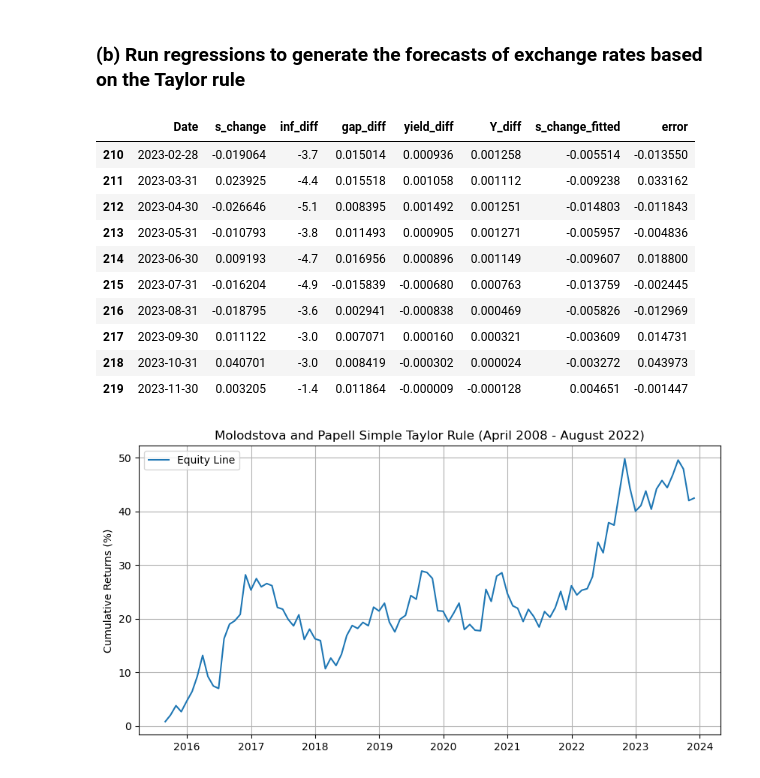
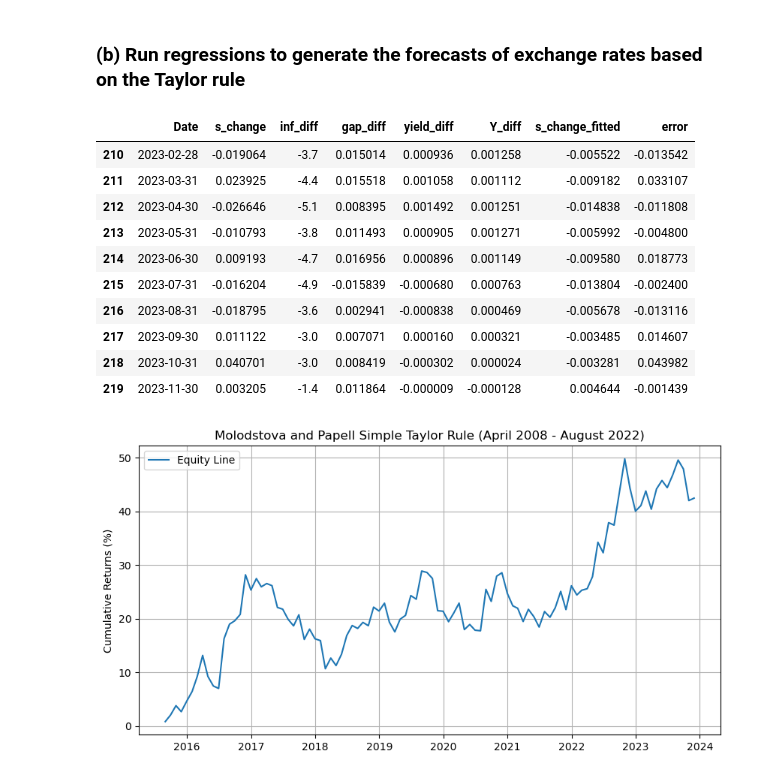
Before and after one commit to luisjo819UCLA/Portfolio-Finance-Project, a Jupyter notebook: GroupProject-1_applying .last function.ipynb, the cells around one changed output. Drawn from its saved outputs; the diff is of its cells as text; code cells hidden in the pictures.

```diff
--- a/GroupProject-1_applying .last function.ipynb
+++ b/GroupProject-1_applying .last function.ipynb
@@ -369,43 +377,43 @@ df2_const.head(10)
 # %%
 # Create empty columns for fitted values of changes i.e. changes of log exchange rates
 df2_const['s_change_fitted'] = np.nan
 
 # Out-of-sample Forecasts with rolling window : Here, we use the first 120 observations
 for i in range(120,len(df2_const)):
     #We nowcast inf_diff using yield_diff (interest rate differential) and Y_diff (moving average of yield differential)
-    tmp2 = smf.ols(formula = 'inf_diff ~ yield_diff + Y_diff', data=df2_const[i-120:i-1]).fit()
+    tmp2 = smf.ols(formula = 'inf_diff ~ yield_diff', data=df2_const[i-120:i-1]).fit()
     df4 = df2_const.copy()
-    df4.loc[i-1,'inf_diff'] = tmp2.predict(df2_const[['yield_diff', 'Y_diff']][i-1:i])[i-1]
-    tmp3 = smf.ols(formula = 'gap_diff ~ yield_diff + Y_diff', data=df2_const[i-120:i-1]).fit()
-    df4.loc[i-1,'gap_diff'] = tmp3.predict(df2_const[['yield_diff', 'Y_diff']][i-1:i])[i-1]
-
+    df4.loc[i-1,'inf_diff'] = tmp2.predict(df2_const[['yield_diff']][i-1:i])[i-1]
+    tmp3 = smf.ols(formula = 'gap_diff ~ yield_diff', data=df2_const[i-120:i-1]).fit()
+    df4.loc[i-1,'gap_diff'] = tmp3.predict(df2_const[['yield_diff']][i-1:i])[i-1]
+    #I will use MA model for forecasting inf_diff
 
     # we regress the change in teh exchange rate on the taylor rule fundamentals
     tmp = smf.ols(formula = 's_change ~ inf_diff + gap_diff', data=df4[i-120:i]).fit()
 
     # make a prediction for the next period
     df2_const.loc[i,'s_change_fitted'] = tmp.predict(df4[['inf_diff', 'gap_diff']][i:i+1])[i]
 
 # # Forecasts
 # df2_const['s_forecast'] = df2_const['s_change_fitted'] + df2_const['s_current']
 
 # Forecast Error
 df2_const['error'] = df2_const['s_change']-df2_const['s_change_fitted']
 
 
 df2_const.tail(10)
 # %% [output]
 |  | Date | s_change | inf_diff | gap_diff | yield_diff | Y_diff | s_change_fitted | error |
-| 210 | 2023-02-28 | -0.019064 | -3.7 | 0.015014 | 0.000936 | 0.001258 | -0.005514 | -0.013550 |
-| 211 | 2023-03-31 | 0.023925 | -4.4 | 0.015518 | 0.001058 | 0.001112 | -0.009238 | 0.033162 |
-| 212 | 2023-04-30 | -0.026646 | -5.1 | 0.008395 | 0.001492 | 0.001251 | -0.014803 | -0.011843 |
-| 213 | 2023-05-31 | -0.010793 | -3.8 | 0.011493 | 0.000905 | 0.001271 | -0.005957 | -0.004836 |
-| 214 | 2023-06-30 | 0.009193 | -4.7 | 0.016956 | 0.000896 | 0.001149 | -0.009607 | 0.018800 |
-| 215 | 2023-07-31 | -0.016204 | -4.9 | -0.015839 | -0.000680 | 0.000763 | -0.013759 | -0.002445 |
-| 216 | 2023-08-31 | -0.018795 | -3.6 | 0.002941 | -0.000838 | 0.000469 | -0.005826 | -0.012969 |
-| 217 | 2023-09-30 | 0.011122 | -3.0 | 0.007071 | 0.000160 | 0.000321 | -0.003609 | 0.014731 |
-| 218 | 2023-10-31 | 0.040701 | -3.0 | 0.008419 | -0.000302 | 0.000024 | -0.003272 | 0.043973 |
-| 219 | 2023-11-30 | 0.003205 | -1.4 | 0.011864 | -0.000009 | -0.000128 | 0.004651 | -0.001447 |
+| 210 | 2023-02-28 | -0.019064 | -3.7 | 0.015014 | 0.000936 | 0.001258 | -0.005522 | -0.013542 |
+| 211 | 2023-03-31 | 0.023925 | -4.4 | 0.015518 | 0.001058 | 0.001112 | -0.009182 | 0.033107 |
+| 212 | 2023-04-30 | -0.026646 | -5.1 | 0.008395 | 0.001492 | 0.001251 | -0.014838 | -0.011808 |
+| 213 | 2023-05-31 | -0.010793 | -3.8 | 0.011493 | 0.000905 | 0.001271 | -0.005992 | -0.004800 |
+| 214 | 2023-06-30 | 0.009193 | -4.7 | 0.016956 | 0.000896 | 0.001149 | -0.009580 | 0.018773 |
+| 215 | 2023-07-31 | -0.016204 | -4.9 | -0.015839 | -0.000680 | 0.000763 | -0.013804 | -0.002400 |
+| 216 | 2023-08-31 | -0.018795 | -3.6 | 0.002941 | -0.000838 | 0.000469 | -0.005678 | -0.013116 |
+| 217 | 2023-09-30 | 0.011122 | -3.0 | 0.007071 | 0.000160 | 0.000321 | -0.003485 | 0.014607 |
+| 218 | 2023-10-31 | 0.040701 | -3.0 | 0.008419 | -0.000302 | 0.000024 | -0.003281 | 0.043982 |
+| 219 | 2023-11-30 | 0.003205 | -1.4 | 0.011864 | -0.000009 | -0.000128 | 0.004644 | -0.001439 |
 # %%
 df3 = df2_const.dropna()
 df3 = df3.copy()
```
Also changed, not shown: parts of 2 cells of this notebook.
